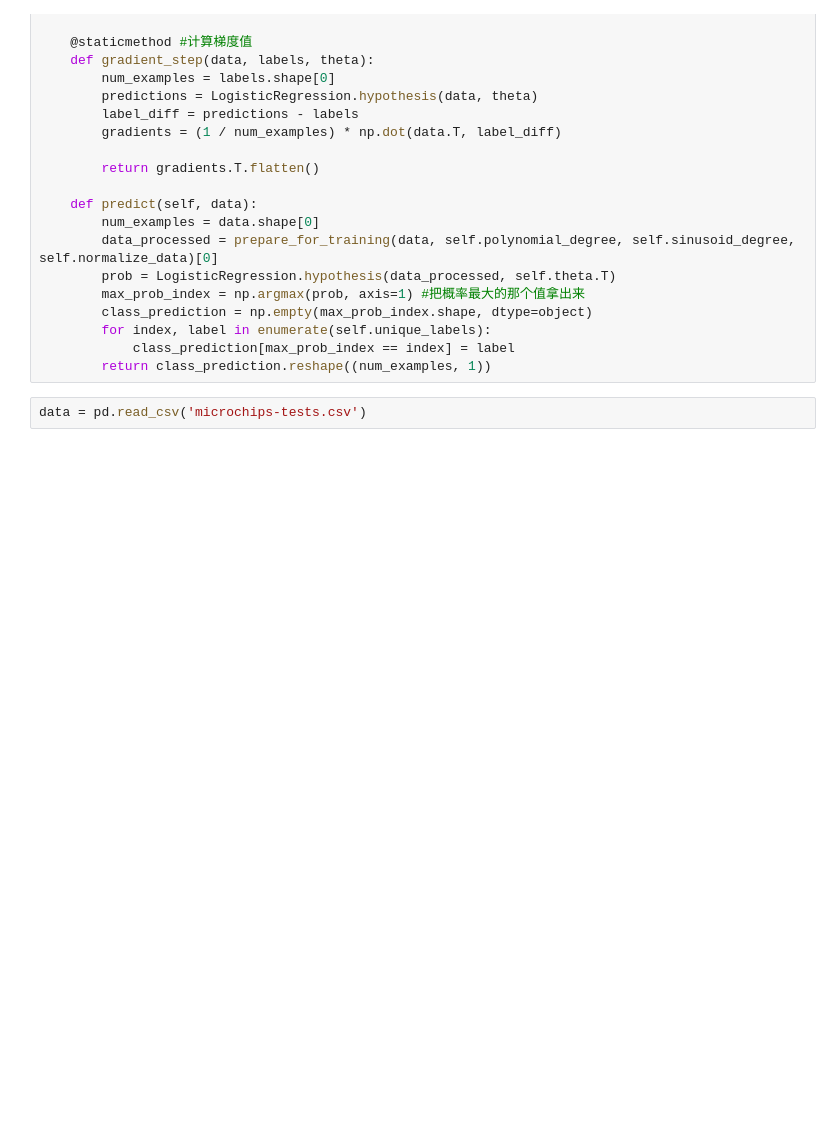
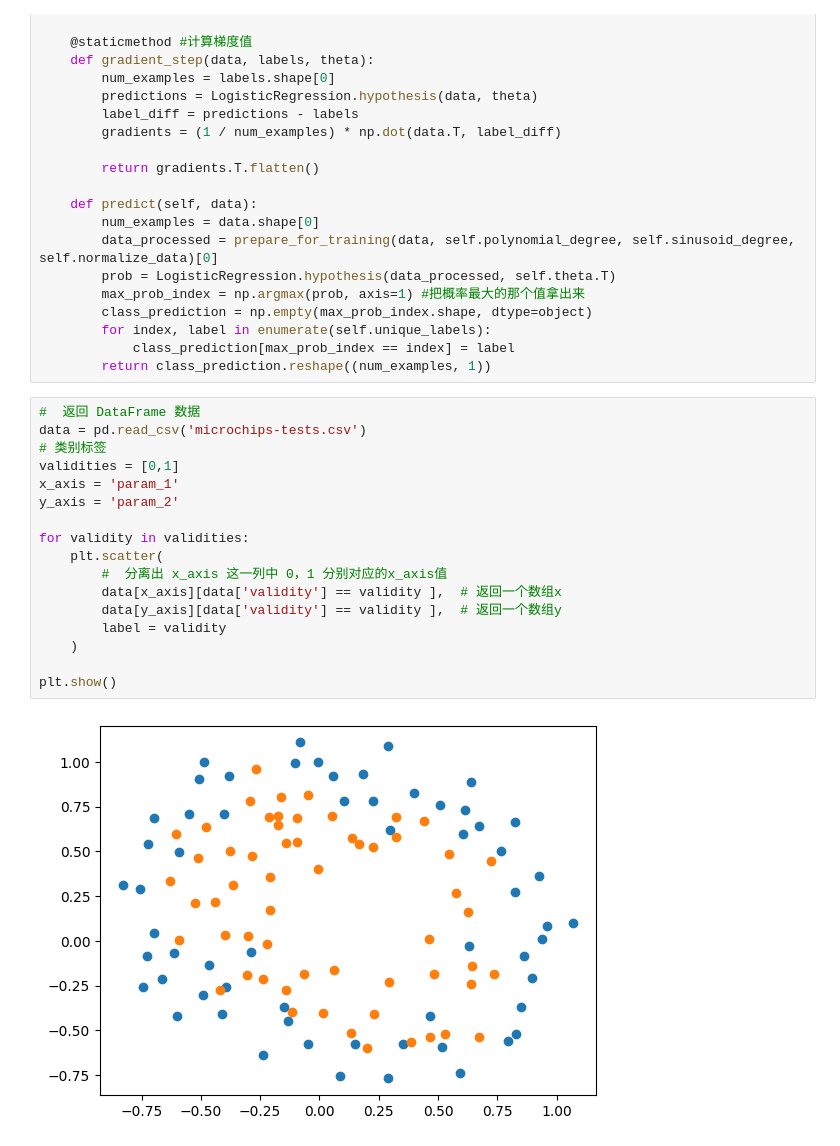
Before and after one commit to zwd1224/machine_learning_practice, a Jupyter notebook: 机器学习/逻辑回归/Non_linear_logistic_regression.ipynb, the cells around one changed output. Cells and saved outputs as stored; diff of their text form; blank space fills up the shorter version.

```diff
--- a/机器学习/逻辑回归/Non_linear_logistic_regression.ipynb
+++ b/机器学习/逻辑回归/Non_linear_logistic_regression.ipynb
@@ -106,5 +106,22 @@ class LogisticRegression:
         for index, label in enumerate(self.unique_labels):
             class_prediction[max_prob_index == index] = label
         return class_prediction.reshape((num_examples, 1))
-# %%
-data = pd.read_csv('microchips-tests.csv')
+# %%
+#  返回 DataFrame 数据
+data = pd.read_csv('microchips-tests.csv')
+# 类别标签
+validities = [0,1]
+x_axis = 'param_1'
+y_axis = 'param_2'
+
+for validity in validities:
+    plt.scatter(
+        #  分离出 x_axis 这一列中 0，1 分别对应的x_axis值
+        data[x_axis][data['validity'] == validity ],  # 返回一个数组x
+        data[y_axis][data['validity'] == validity ],  # 返回一个数组y
+        label = validity
+    )
+
+plt.show()
+# %% [output]
+[figure, added]
```
Also changed, not shown: parts of 4 cells of this notebook, 1 other file.
